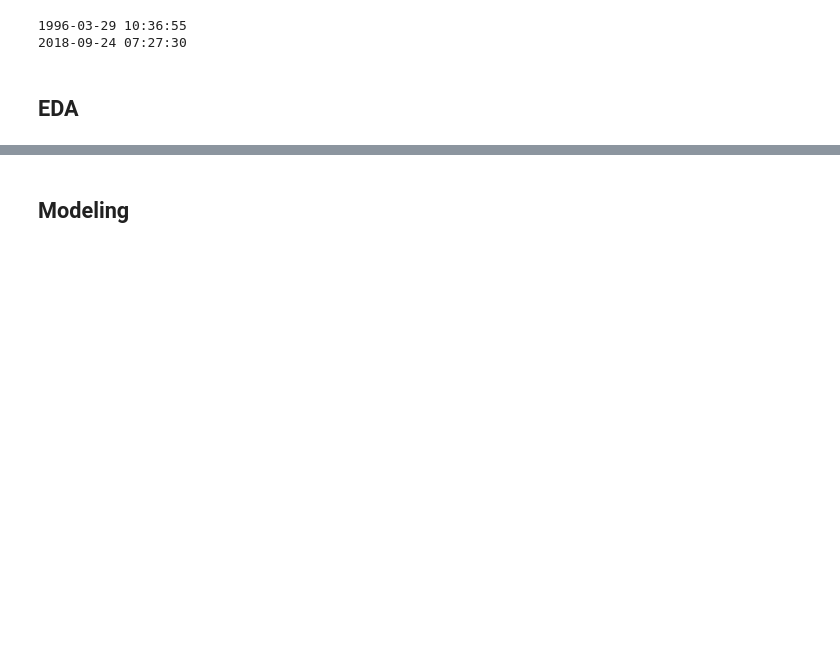
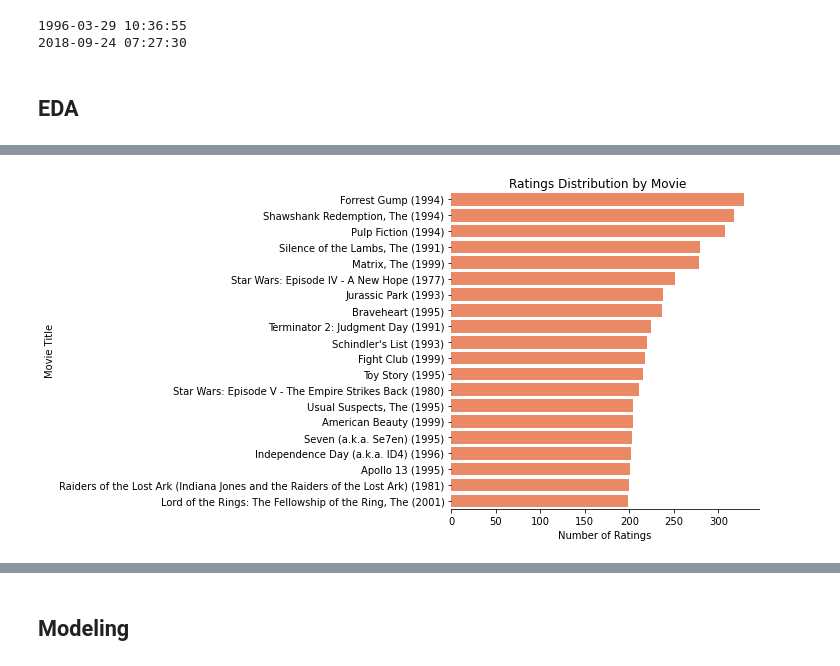
Before and after one commit to rusalka013/recommendation_project, a Jupyter notebook: Recommendation_system_project.ipynb, the cells around one changed output, grey strips where cells are left out. Drawn from its saved outputs; the diff is of its cells as text; code cells hidden in the pictures; blank space fills up the shorter version.

```diff
--- a/Recommendation_system_project.ipynb
+++ b/Recommendation_system_project.ipynb
@@ -182,0 +200,3 @@ print(dt.datetime.fromtimestamp(stats.loc['max', 'timestamp']))
+# %%
+rating_movie_df = pd.merge(ratings_df, movies, on = 'movieId', how = 'inner')
+rating_movie_df
@@ -182,0 +235,3 @@ print(dt.datetime.fromtimestamp(stats.loc['max', 'timestamp']))
+# %%
+# Ratings distribution by movie
+rating_dist_movie = rating_movie_df.groupby('title')['rating'].count()
@@ -182,0 +254,3 @@ print(dt.datetime.fromtimestamp(stats.loc['max', 'timestamp']))
+# %%
+top_20_movies = rating_dist_movie.reset_index().sort_values('rating', ascending = False)[:20]
+top_20_movies
@@ -182,0 +275,15 @@ print(dt.datetime.fromtimestamp(stats.loc['max', 'timestamp']))
+# %%
+# Creating a bar plot
+ax = sns.catplot(data = top_20_movies,
+                 kind = 'bar',
+                 x = 'rating',
+                 y = 'title',
+                 color = 'coral'
+                )
+
+ax.despine(left=True)
+ax.set_axis_labels('Number of Ratings', 'Movie Title')
+ax.fig.suptitle('Ratings Distribution by Movie', verticalalignment = 'center')
+ax.savefig('Visuals/Ratings_dist_by_movie.png', bbox_inches='tight', dpi=600);
+# %% [output]
+[figure, added]
```
Also changed, not shown: parts of 25 cells of this notebook, 4 other files.
